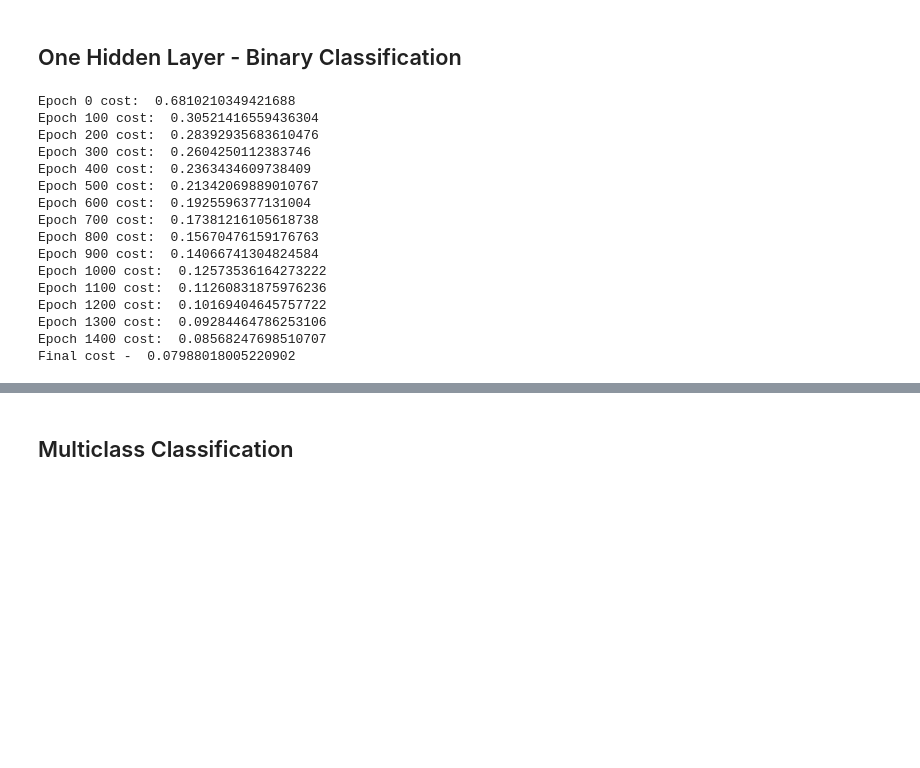
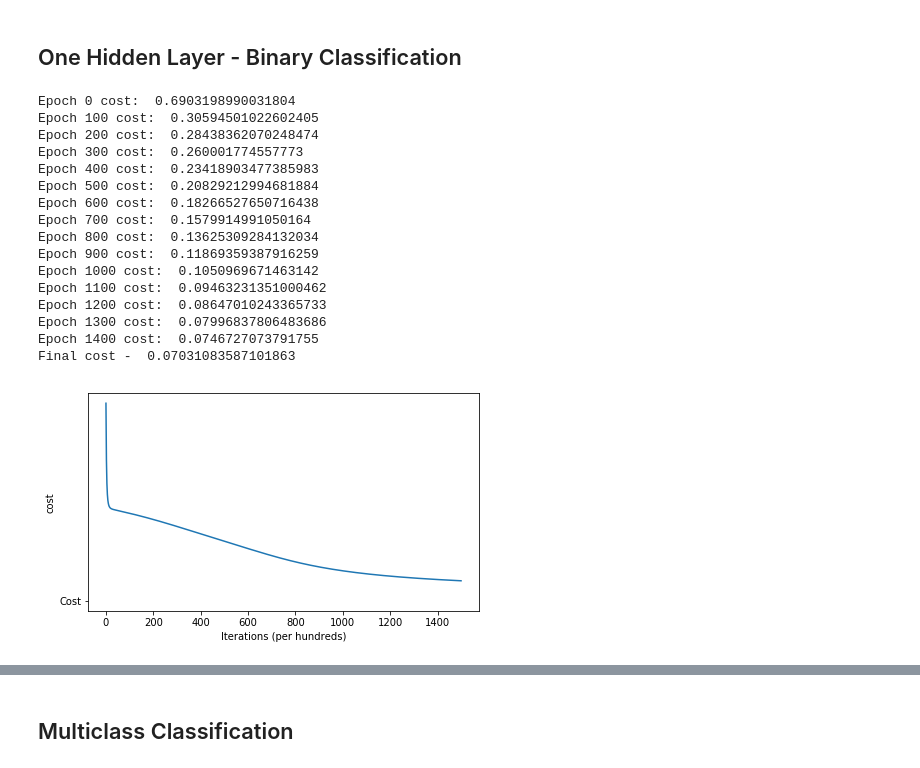
Before and after one commit to damans45/Neural-Networks, a Jupyter notebook: neural_network_classify_digits.ipynb, the cells around one changed output, grey strips where cells are left out. Saved outputs shown, nothing was run; the diff lists cells and outputs as text; code cells hidden in the pictures; blank space fills up the shorter version.

```diff
--- a/neural_network_classify_digits.ipynb
+++ b/neural_network_classify_digits.ipynb
@@ -182,49 +191,58 @@ W1 = np.random.randn(n_h, n_x) * 0.01
 b1 = np.zeros((n_h, 1))
 W2 = np.random.randn(1, n_h) * 0.01
 b2 = np.zeros((1,1))
 
+costs = []
 for i in range(1500):
     Z1 = np.dot(W1, X) + b1
     A1 = sigmoid(Z1)
     Z2 = np.dot(W2, A1) + b2
     A2 = sigmoid(Z2)
 
     cost = compute_loss(Y, A2)
+    costs.append(cost)
 
     dZ2 = A2 - Y
     dW2 = (1/m) * np.dot(dZ2, A1.T)
     db2 = (1/m) * np.sum(dZ2, axis = 1, keepdims = True)
 
     dA1 = np.dot(W2.T, dZ2)
     dZ1 = dA1 * sigmoid(Z1) * (1 - sigmoid(Z1))
     dW1 = (1./m) * np.dot(dZ1, X.T)
     db1 = (1./m) * np.sum(dZ1, axis=1, keepdims=True)
 
     W2 = W2 - learning_rate * dW2
     b2 = b2 - learning_rate * db2
     W1 = W1 - learning_rate * dW1
     b1 = b1 - learning_rate * db1
 
     if i % 100 == 0:
         print("Epoch", i, "cost: ", cost)
 print('Final cost - ', cost)
+
+plt.plot(costs)
+plt.plot('Cost')
+plt.ylabel('cost')
+plt.xlabel('Iterations (per hundreds)')
+plt.show()
 # %% [output]
-Epoch 0 cost:  0.6810210349421688
-Epoch 100 cost:  0.30521416559436304
-Epoch 200 cost:  0.28392935683610476
-Epoch 300 cost:  0.2604250112383746
-Epoch 400 cost:  0.2363434609738409
-Epoch 500 cost:  0.21342069889010767
-Epoch 600 cost:  0.1925596377131004
-Epoch 700 cost:  0.17381216105618738
-Epoch 800 cost:  0.15670476159176763
-Epoch 900 cost:  0.14066741304824584
-Epoch 1000 cost:  0.12573536164273222
-Epoch 1100 cost:  0.11260831875976236
-Epoch 1200 cost:  0.10169404645757722
-Epoch 1300 cost:  0.09284464786253106
-Epoch 1400 cost:  0.08568247698510707
-Final cost -  0.07988018005220902
+Epoch 0 cost:  0.6903198990031804
+Epoch 100 cost:  0.30594501022602405
+Epoch 200 cost:  0.28438362070248474
+Epoch 300 cost:  0.260001774557773
+Epoch 400 cost:  0.23418903477385983
+Epoch 500 cost:  0.20829212994681884
+Epoch 600 cost:  0.18266527650716438
+Epoch 700 cost:  0.1579914991050164
+Epoch 800 cost:  0.13625309284132034
+Epoch 900 cost:  0.11869359387916259
+Epoch 1000 cost:  0.1050969671463142
+Epoch 1100 cost:  0.09463231351000462
+Epoch 1200 cost:  0.08647010243365733
+Epoch 1300 cost:  0.07996837806483686
+Epoch 1400 cost:  0.0746727073791755
+Final cost -  0.07031083587101863
+[figure, added]
 # %%
 Z1 = np.matmul(W1, X_test) + b1
 A1 = sigmoid(Z1)
```
Also changed, not shown: parts of 10 cells of this notebook.
